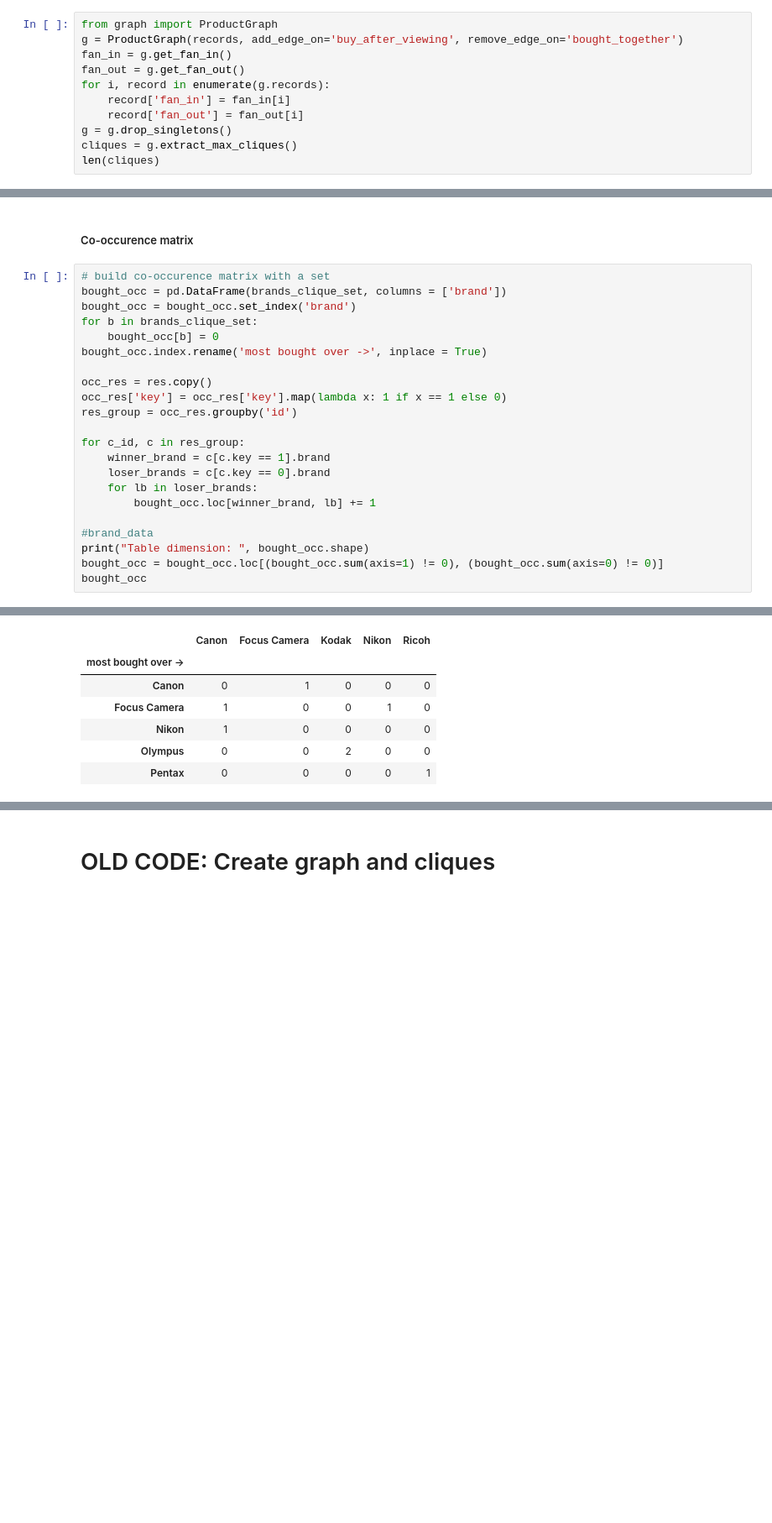
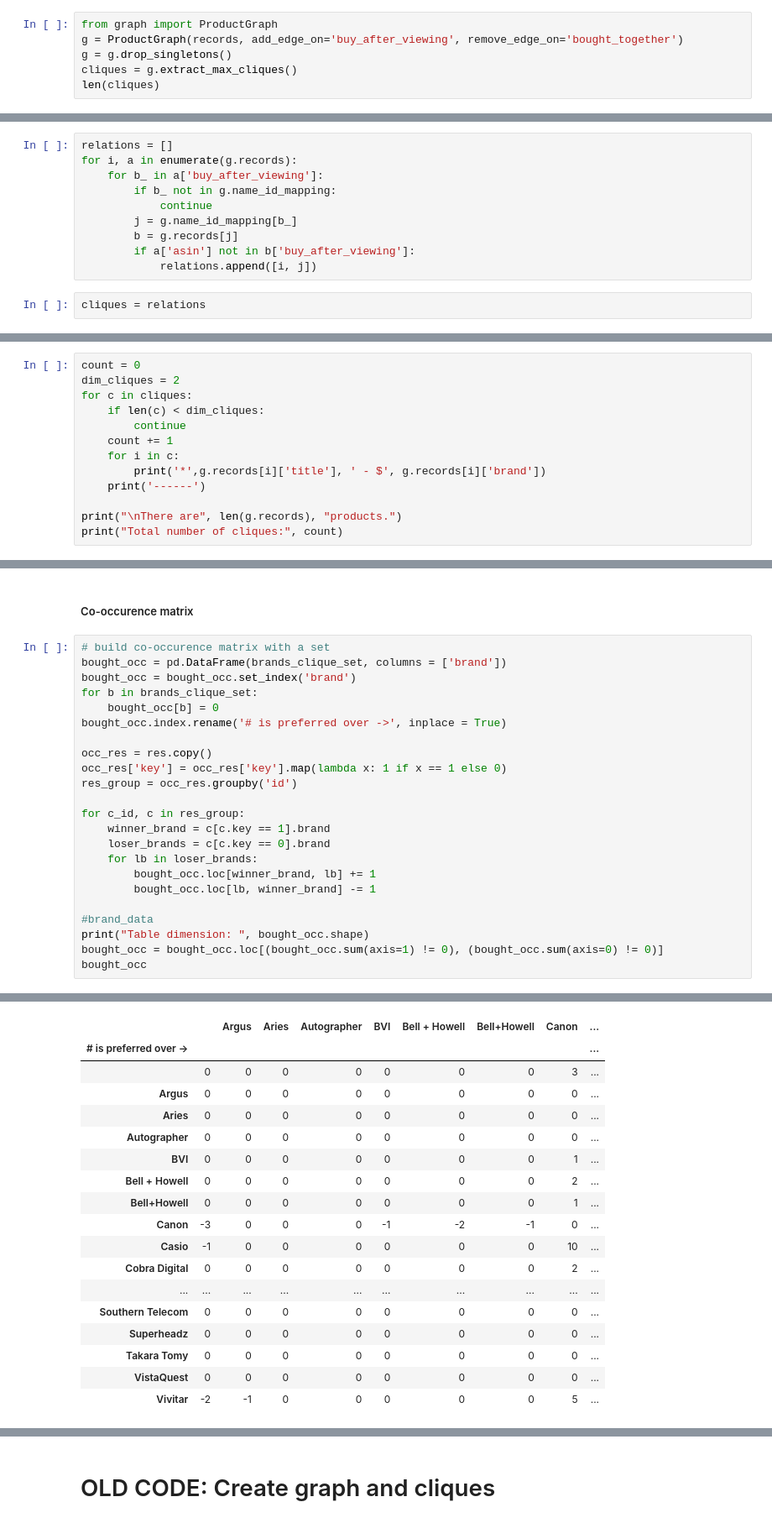
Before and after one commit to tarmeens/ada-homework, a Jupyter notebook: project/Brand analysis.ipynb, the cells around one changed output, grey strips where cells are left out. Shown at 84% size. Saved outputs shown, nothing was run; the diff lists cells and outputs as text; blank space fills up the shorter version.

```diff
--- a/project/Brand analysis.ipynb
+++ b/project/Brand analysis.ipynb
@@ -68,11 +112,6 @@ records = sc.textFile('data/reduced.json')\
 # %%
 from graph import ProductGraph
 g = ProductGraph(records, add_edge_on='buy_after_viewing', remove_edge_on='bought_together')
-fan_in = g.get_fan_in()
-fan_out = g.get_fan_out()
-for i, record in enumerate(g.records):
-    record['fan_in'] = fan_in[i]
-    record['fan_out'] = fan_out[i]
 g = g.drop_singletons()
 cliques = g.extract_max_cliques()
 len(cliques)
@@ -112,3 +153,15 @@ Total number of cliques: 80
+# %%
+relations = []
+for i, a in enumerate(g.records):
+    for b_ in a['buy_after_viewing']:
+        if b_ not in g.name_id_mapping:
+            continue
+        j = g.name_id_mapping[b_]
+        b = g.records[j]
+        if a['asin'] not in b['buy_after_viewing']:
+            relations.append([i, j])
+# %%
+cliques = relations
 # %% [markdown]
 # Brand analysis
 # %% [markdown]
@@ -155,0 +207,13 @@ There are 20 brands in cliques.
+# %%
+count = 0
+dim_cliques = 2
+for c in cliques:
+    if len(c) < dim_cliques:
+        continue
+    count += 1
+    for i in c:
+        print('*',g.records[i]['title'], ' - $', g.records[i]['brand'])
+    print('------')
+
+print("\nThere are", len(g.records), "products.")
+print("Total number of cliques:", count)
@@ -229,7 +332,7 @@ bought_occ = pd.DataFrame(brands_clique_set, columns = ['brand'])
 bought_occ = bought_occ.set_index('brand')
 for b in brands_clique_set:
     bought_occ[b] = 0
-bought_occ.index.rename('most bought over ->', inplace = True)
+bought_occ.index.rename('# is preferred over ->', inplace = True)
 
 occ_res = res.copy()
 occ_res['key'] = occ_res['key'].map(lambda x: 1 if x == 1 else 0)
@@ -240,6 +343,7 @@ for c_id, c in res_group:
     loser_brands = c[c.key == 0].brand
     for lb in loser_brands:
         bought_occ.loc[winner_brand, lb] += 1
+        bought_occ.loc[lb, winner_brand] -= 1
 
 #brand_data
 print("Table dimension: ", bought_occ.shape)
@@ -250,7 +354,18 @@ Table dimension:  (20, 20)
-|  | Canon | Focus Camera | Kodak | Nikon | Ricoh |
-| most bought over -> |  |  |  |  |  |
-| Canon | 0 | 1 | 0 | 0 | 0 |
-| Focus Camera | 1 | 0 | 0 | 1 | 0 |
-| Nikon | 1 | 0 | 0 | 0 | 0 |
-| Olympus | 0 | 0 | 2 | 0 | 0 |
-| Pentax | 0 | 0 | 0 | 0 | 1 |
+|  |  | Argus | Aries | Autographer | BVI | Bell + Howell | Bell+Howell | Canon | ... |
+| # is preferred over -> |  |  |  |  |  |  |  |  | ... |
+|  | 0 | 0 | 0 | 0 | 0 | 0 | 0 | 3 | ... |
+| Argus | 0 | 0 | 0 | 0 | 0 | 0 | 0 | 0 | ... |
+| Aries | 0 | 0 | 0 | 0 | 0 | 0 | 0 | 0 | ... |
+| Autographer | 0 | 0 | 0 | 0 | 0 | 0 | 0 | 0 | ... |
+| BVI | 0 | 0 | 0 | 0 | 0 | 0 | 0 | 1 | ... |
+| Bell + Howell | 0 | 0 | 0 | 0 | 0 | 0 | 0 | 2 | ... |
+| Bell+Howell | 0 | 0 | 0 | 0 | 0 | 0 | 0 | 1 | ... |
+| Canon | -3 | 0 | 0 | 0 | -1 | -2 | -1 | 0 | ... |
+| Casio | -1 | 0 | 0 | 0 | 0 | 0 | 0 | 10 | ... |
+| Cobra Digital | 0 | 0 | 0 | 0 | 0 | 0 | 0 | 2 | ... |
+| ... | ... | ... | ... | ... | ... | ... | ... | ... | ... |
+| Southern Telecom | 0 | 0 | 0 | 0 | 0 | 0 | 0 | 0 | ... |
+| Superheadz | 0 | 0 | 0 | 0 | 0 | 0 | 0 | 0 | ... |
+| Takara Tomy | 0 | 0 | 0 | 0 | 0 | 0 | 0 | 0 | ... |
+| VistaQuest | 0 | 0 | 0 | 0 | 0 | 0 | 0 | 0 | ... |
+| Vivitar | -2 | -1 | 0 | 0 | 0 | 0 | 0 | 5 | ... |
```
Also changed, not shown: parts of 19 cells of this notebook.
